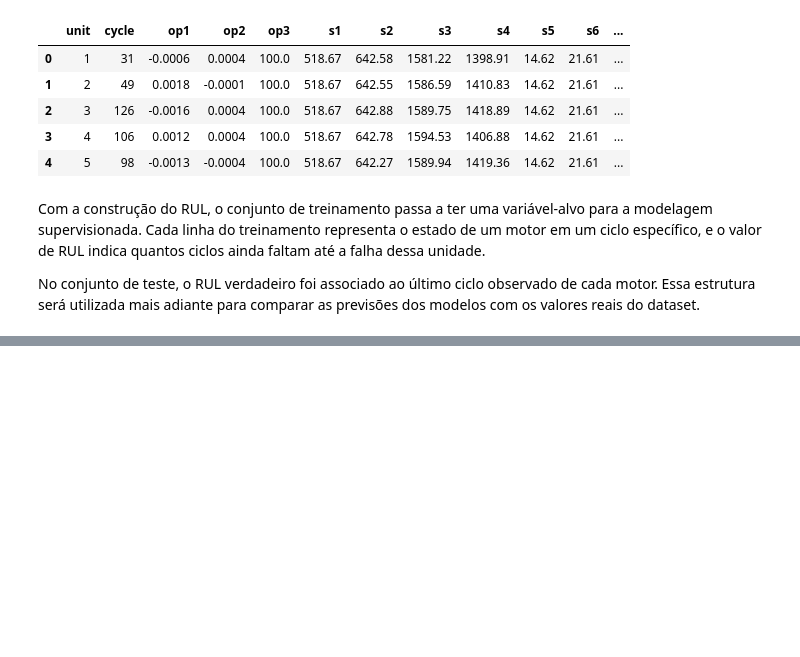
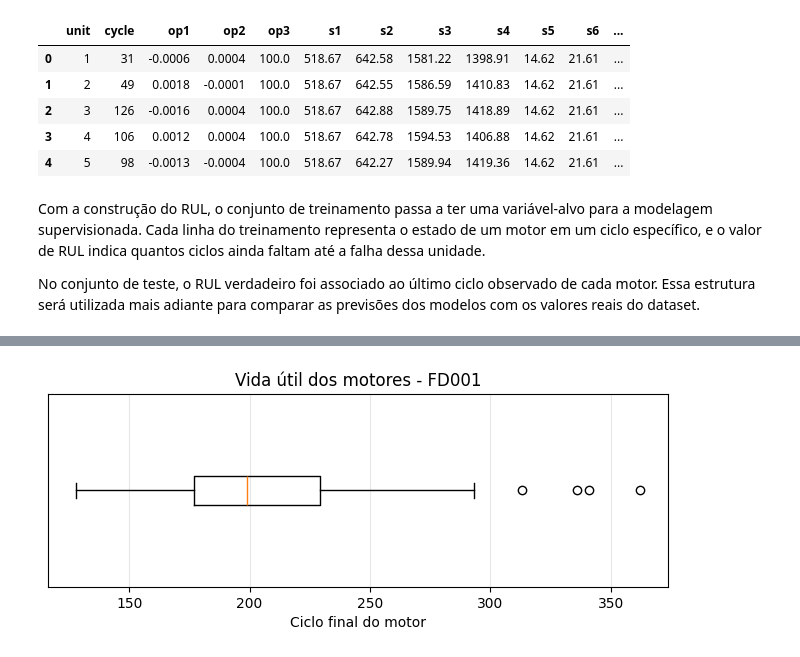
Before and after one commit to ander-oliveira/rul-prediction-cmapss, a Jupyter notebook: Prediction_RUL_CMAPSS.ipynb, the cells around one changed output, grey strips where cells are left out. Drawn from its saved outputs; the diff is of its cells as text; code cells hidden in the pictures; blank space fills up the shorter version.

```diff
--- a/Prediction_RUL_CMAPSS.ipynb
+++ b/Prediction_RUL_CMAPSS.ipynb
@@ -440,0 +581,10 @@ No conjunto de teste, o RUL verdadeiro foi associado ao último ciclo observado
+# %%
+plt.figure(figsize=(8, 2.5))
+plt.boxplot(life_df["max_cycle"], vert=False)
+plt.title("Vida útil dos motores - FD001")
+plt.xlabel("Ciclo final do motor")
+plt.yticks([])
+plt.grid(alpha=0.3)
+plt.show()
+# %% [output]
+[figure, added]
```
Also changed, not shown: parts of 46 cells of this notebook, 1 other file.
